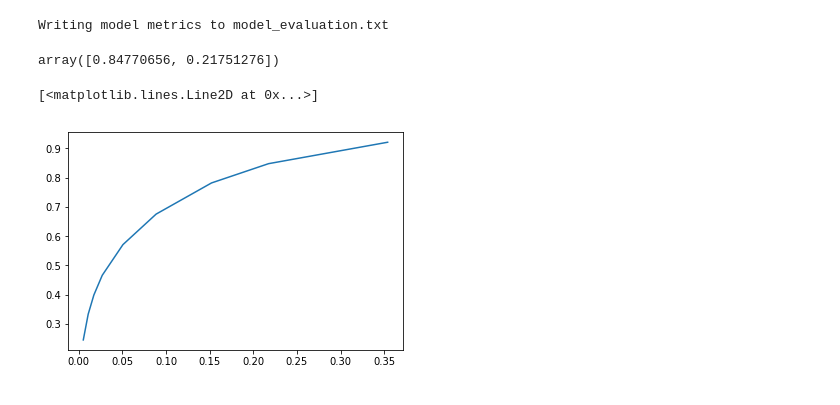
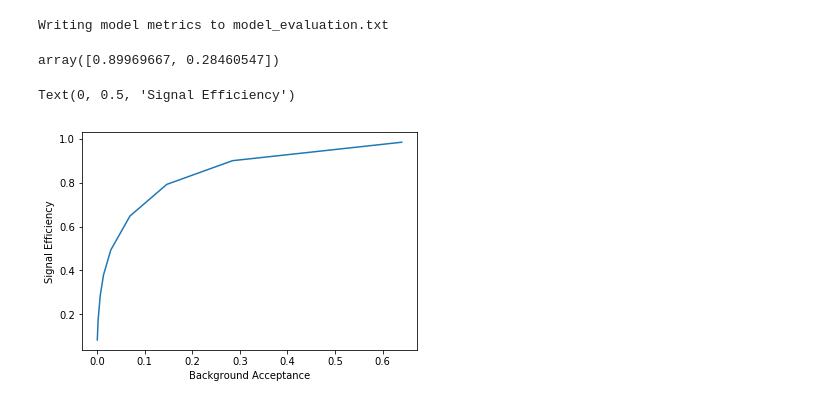
Before and after one commit to rahuldesai1/top-reco, a Jupyter notebook: Data.ipynb, the cells around one changed output. Saved outputs shown, nothing was run; the diff lists cells and outputs as text; code cells hidden in the pictures.

```diff
--- a/Data.ipynb
+++ b/Data.ipynb
@@ -270,4 +154,4 @@ with open("~/projects/test.txt", "w+") as file:
 # %% [output]
 Writing model metrics to model_evaluation.txt
 # %%
-arr = [(0.1, 0.9208866854292087, 0.35397901413590754), (0.2, 0.8477065588131139, 0.21751276494734156), (0.30000000000000004, 0.7819009809951603, 0.15217173658186844), (0.4, 0.6754080231611777, 0.08868449184044543), (0.5, 0.5712634894600488, 0.050694845900199265), (0.6, 0.4664728284842724, 0.026983209370973107), (0.7000000000000001, 0.3992010387738492, 0.01738487325481128), (0.8, 0.33371231183096317, 0.010888556600147915), (0.9, 0.2458017259053548, 0.00527391752277667)]
+arr = [(0.1, 0.9836634889191531, 0.63999083724104), (0.2, 0.8996966695555281, 0.28460547414247606), (0.30000000000000004, 0.7918781725888325, 0.14653142305161082), (0.4, 0.647709545623375, 0.06911338187009972), (0.5, 0.49301101894267674, 0.028840874631398932), (0.6, 0.3802339977714498, 0.013649602038107866), (0.7000000000000001, 0.2867834592051504, 0.006755716725307516), (0.8, 0.1779125913086542, 0.0023367459358437192), (0.9, 0.08388634393958153, 0.0005163141953679587)]
@@ -279,9 +163,11 @@ array = np.array(arr)
 x = array[:, 1:]
 x[1]
 # %% [output]
-array([0.84770656, 0.21751276])
+array([0.89969667, 0.28460547])
-# %%
-plot(x[:, 1], x[:, 0])
-# %% [output]
-[<matplotlib.lines.Line2D at 0x...>]
-[figure, removed]
+# %%
+plt.plot(x[:, 1], x[:, 0])
+plt.xlabel("Background Acceptance")
+plt.ylabel("Signal Efficiency")
+# %% [output]
+Text(0, 0.5, 'Signal Efficiency')
+[figure, added]
```
Also changed, not shown: parts of 10 cells of this notebook, 30 other files.
